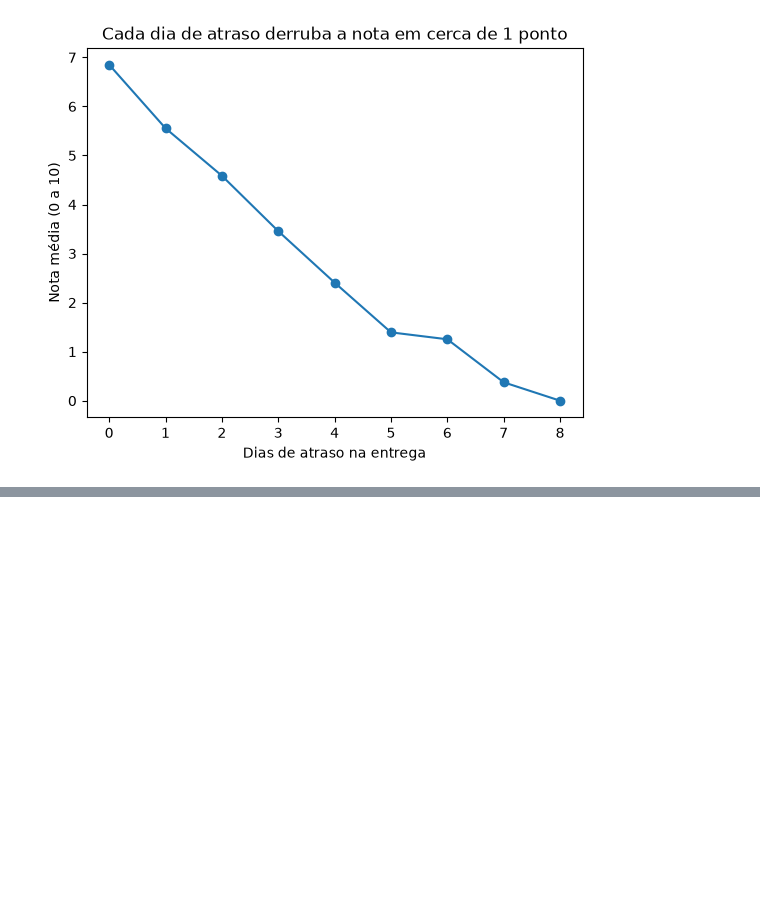
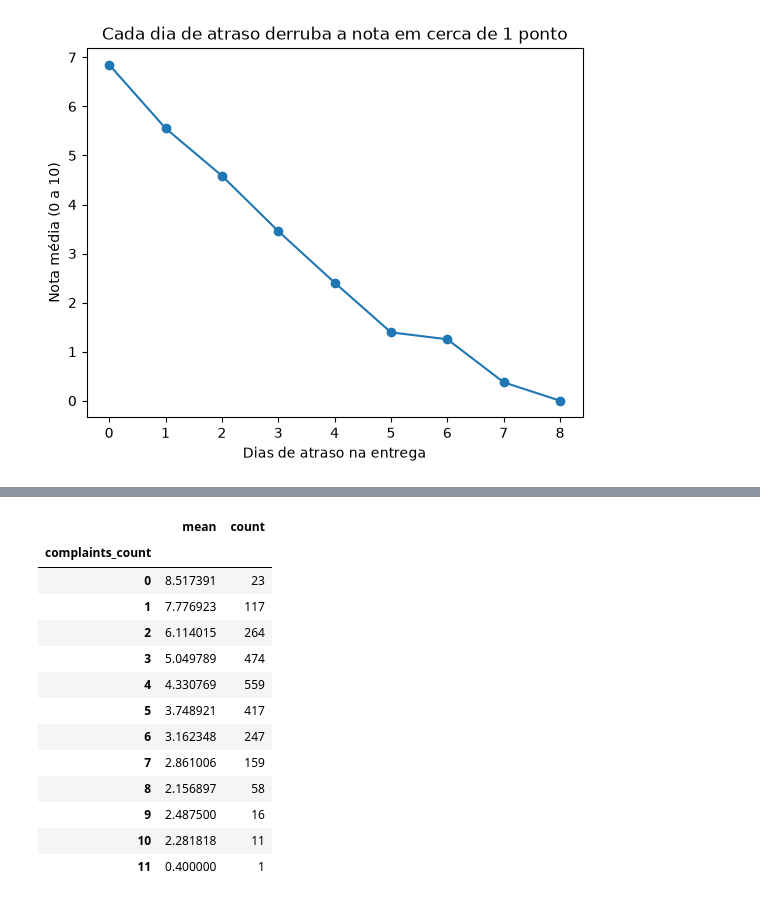
Before and after one commit to 82919165/tech-challenge-nps-fase1, a Jupyter notebook: notebooks/02_eda.ipynb, the cells around one changed output, grey strips where cells are left out. Cells and saved outputs as stored; diff of their text form; code cells hidden in the pictures; blank space fills up the shorter version.

```diff
--- a/notebooks/02_eda.ipynb
+++ b/notebooks/02_eda.ipynb
@@ -138,0 +150,17 @@ plt.show()
+# %%
+df.groupby("complaints_count")["nps_score"].agg(["mean", "count"])
+# %% [output]
+|  | mean | count |
+| complaints_count |  |  |
+| 0 | 8.517391 | 23 |
+| 1 | 7.776923 | 117 |
+| 2 | 6.114015 | 264 |
+| 3 | 5.049789 | 474 |
+| 4 | 4.330769 | 559 |
+| 5 | 3.748921 | 417 |
+| 6 | 3.162348 | 247 |
+| 7 | 2.861006 | 159 |
+| 8 | 2.156897 | 58 |
+| 9 | 2.487500 | 16 |
+| 10 | 2.281818 | 11 |
+| 11 | 0.400000 | 1 |
```
Also changed, not shown: parts of 12 cells of this notebook, 1 other file.
